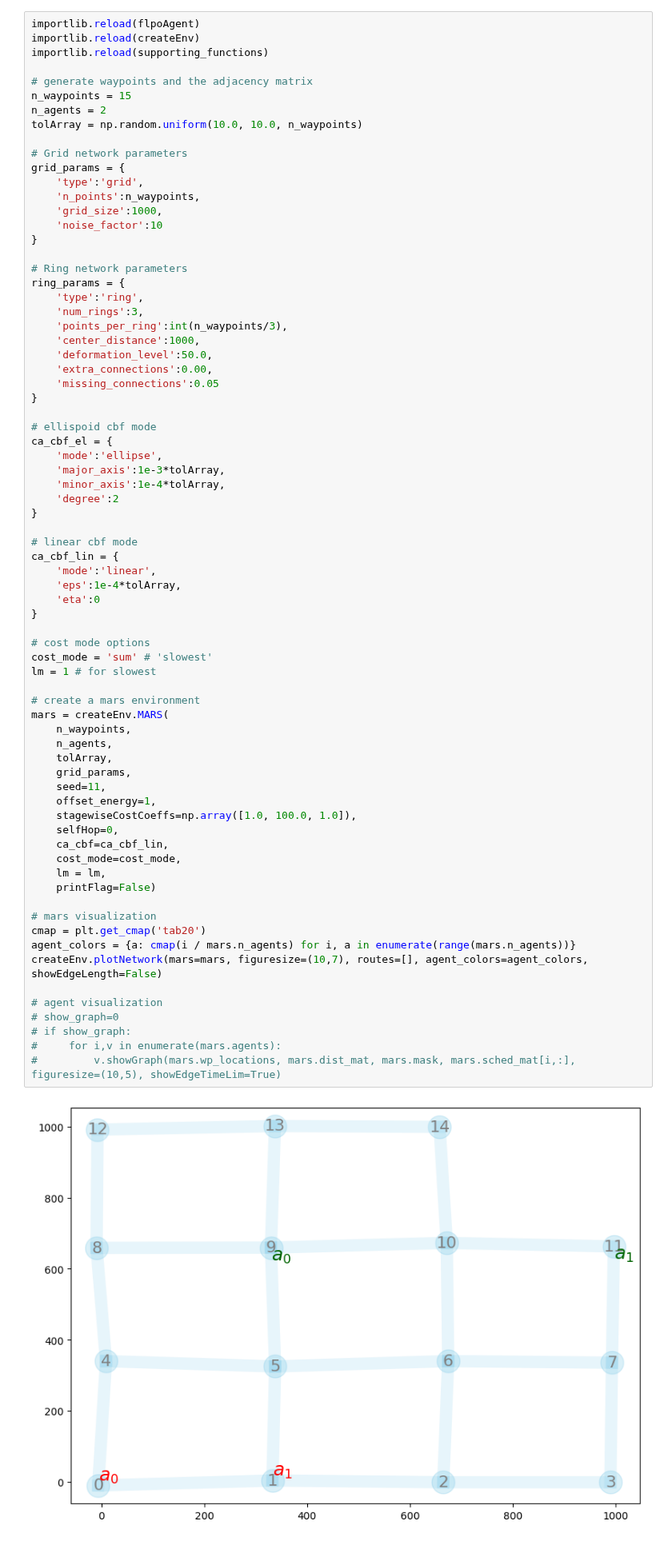
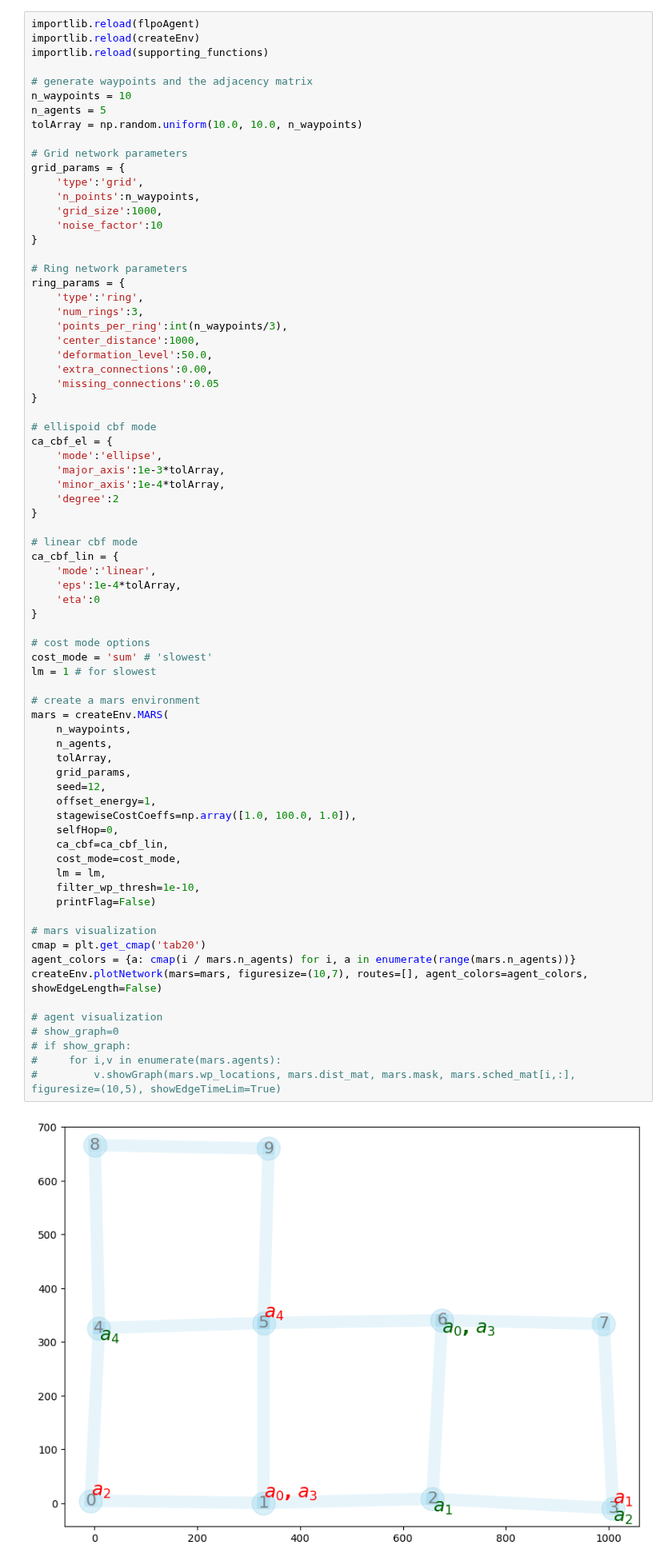
Before and after one commit to dt-1729/ULI_NASA, a Jupyter notebook: UTM_scheduling_and_routing/main.ipynb, the cells around one changed output. Shown at 80% size. Cells and saved outputs as stored; diff of their text form.

```diff
--- a/UTM_scheduling_and_routing/main.ipynb
+++ b/UTM_scheduling_and_routing/main.ipynb
@@ -15,8 +15,8 @@ importlib.reload(createEnv)
 importlib.reload(supporting_functions)
 
 # generate waypoints and the adjacency matrix
-n_waypoints = 15
-n_agents = 2
+n_waypoints = 10
+n_agents = 5
 tolArray = np.random.uniform(10.0, 10.0, n_waypoints)
 
 # Grid network parameters
@@ -55,35 +55,36 @@ ca_cbf_lin = {
 
 # cost mode options
 cost_mode = 'sum' # 'slowest'
 lm = 1 # for slowest
 
 # create a mars environment
 mars = createEnv.MARS(
     n_waypoints,
     n_agents,
     tolArray,
     grid_params,
-    seed=11,
+    seed=12,
     offset_energy=1,
     stagewiseCostCoeffs=np.array([1.0, 100.0, 1.0]),
     selfHop=0,
     ca_cbf=ca_cbf_lin,
     cost_mode=cost_mode,
     lm = lm,
+    filter_wp_thresh=1e-10,
     printFlag=False)
 
 # mars visualization
 cmap = plt.get_cmap('tab20')
 agent_colors = {a: cmap(i / mars.n_agents) for i, a in enumerate(range(mars.n_agents))}
 createEnv.plotNetwork(mars=mars, figuresize=(10,7), routes=[], agent_colors=agent_colors, showEdgeLength=False)
 
 # agent visualization
 # show_graph=0
 # if show_graph:
 #     for i,v in enumerate(mars.agents):
 #         v.showGraph(mars.wp_locations, mars.dist_mat, mars.mask, mars.sched_mat[i,:], figuresize=(10,5), showEdgeTimeLim=True)
 # %% [output]
-[figure, old version]
+[figure, new version]
 # %% [markdown]
 ### Write a code to solve MARS using CBF-CLF based appraoch
 # %%
```
Also changed, not shown: parts of 5 cells of this notebook, 2 other files.
